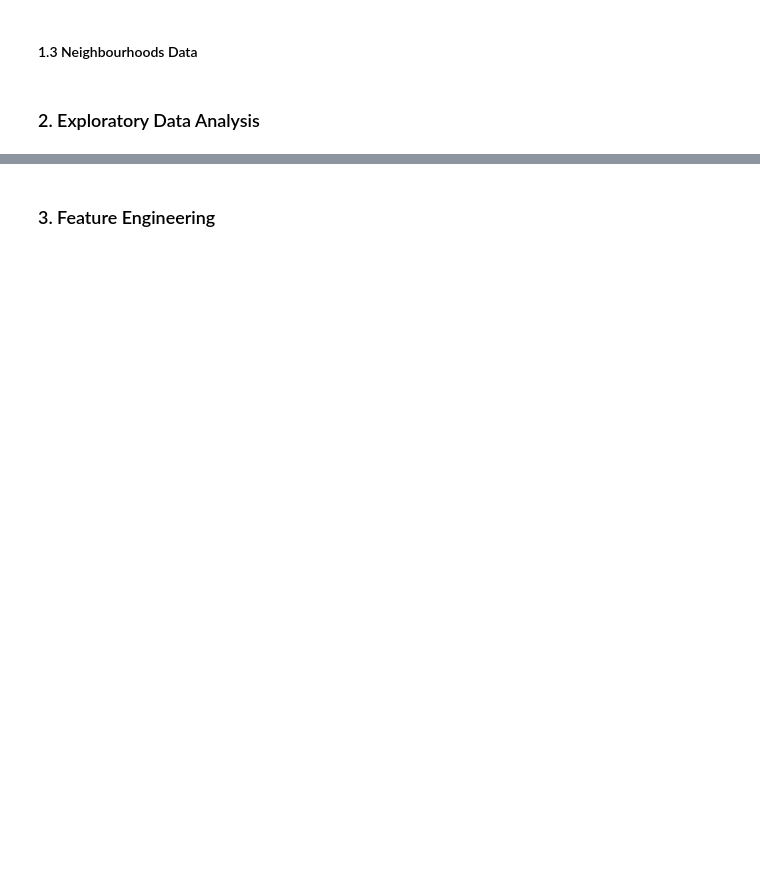
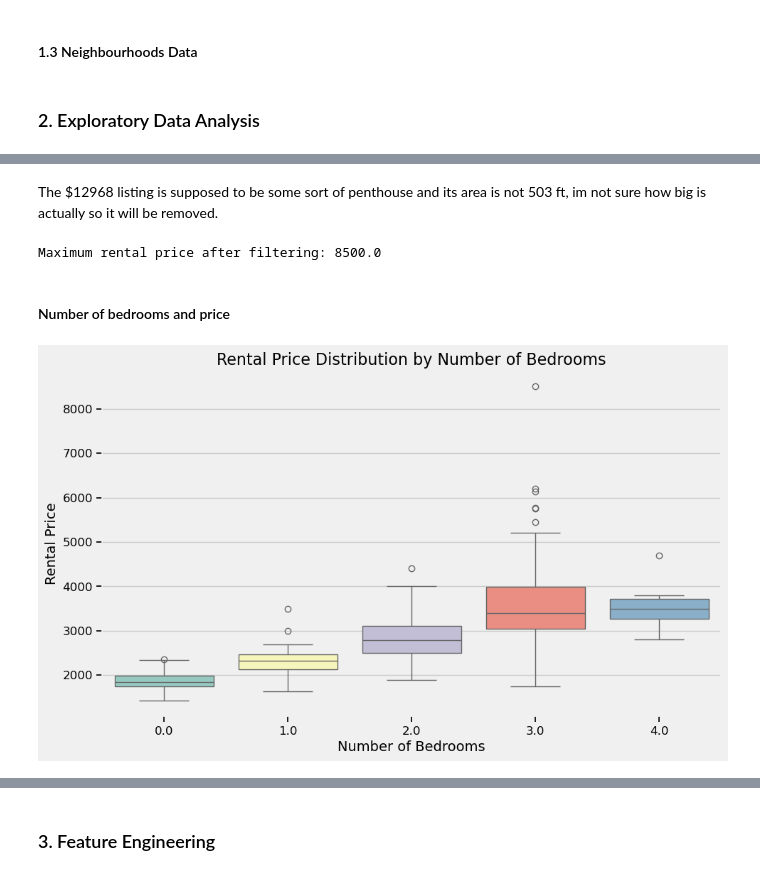
Before and after one commit to Positiveproton9/CME538projectTeam10, a Jupyter notebook: Rent Data/Zillow/Big_Project_G10.ipynb, the cells around one changed output, grey strips where cells are left out. Saved outputs shown, nothing was run; the diff lists cells and outputs as text; code cells hidden in the pictures; blank space fills up the shorter version.

```diff
--- a/Rent Data/Zillow/Big_Project_G10.ipynb
+++ b/Rent Data/Zillow/Big_Project_G10.ipynb
@@ -19,0 +145,28 @@
+# %% [markdown]
+The $12968 listing is supposed to be some sort of penthouse and its area is not 503 ft, im not sure how big is actually so it will be removed.
+# %%
+# Filter out listings with price higher than 12000
+df = df[df['Rental price'] <= 12000]
+
+# Verify the filtering by checking the maximum price
+print("Maximum rental price after filtering:", df['Rental price'].max())
+# %% [output]
+Maximum rental price after filtering: 8500.0
+# %% [markdown]
+#### Number of bedrooms and price
+# %%
+# Create the box plot
+plt.figure(figsize=(10, 6))
+sns.boxplot(data=df, x='Bedrooms', y='Rental price', palette='Set3')
+
+# Customize the plot
+plt.title('Rental Price Distribution by Number of Bedrooms', fontsize=16)
+plt.xlabel('Number of Bedrooms', fontsize=14)
+plt.ylabel('Rental Price', fontsize=14)
+plt.xticks(fontsize=12)
+plt.yticks(fontsize=12)
+
+# Show the plot
+plt.show()
+# %% [output]
+[figure, added]
```
Also changed, not shown: parts of 65 cells of this notebook.
